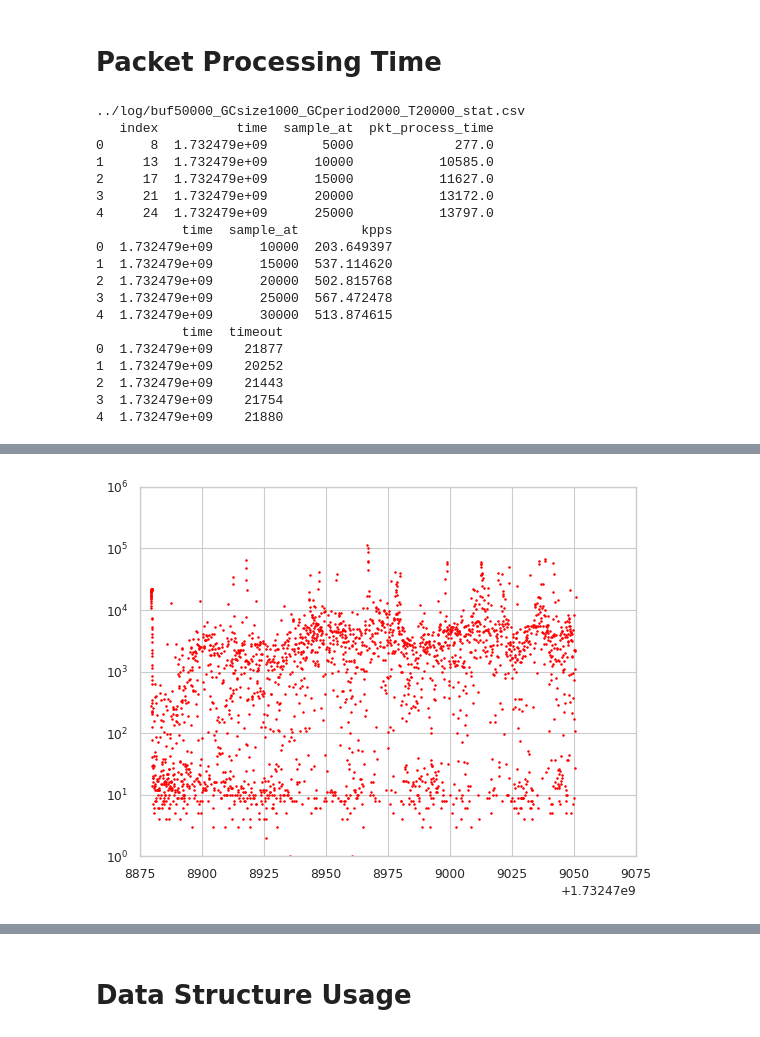
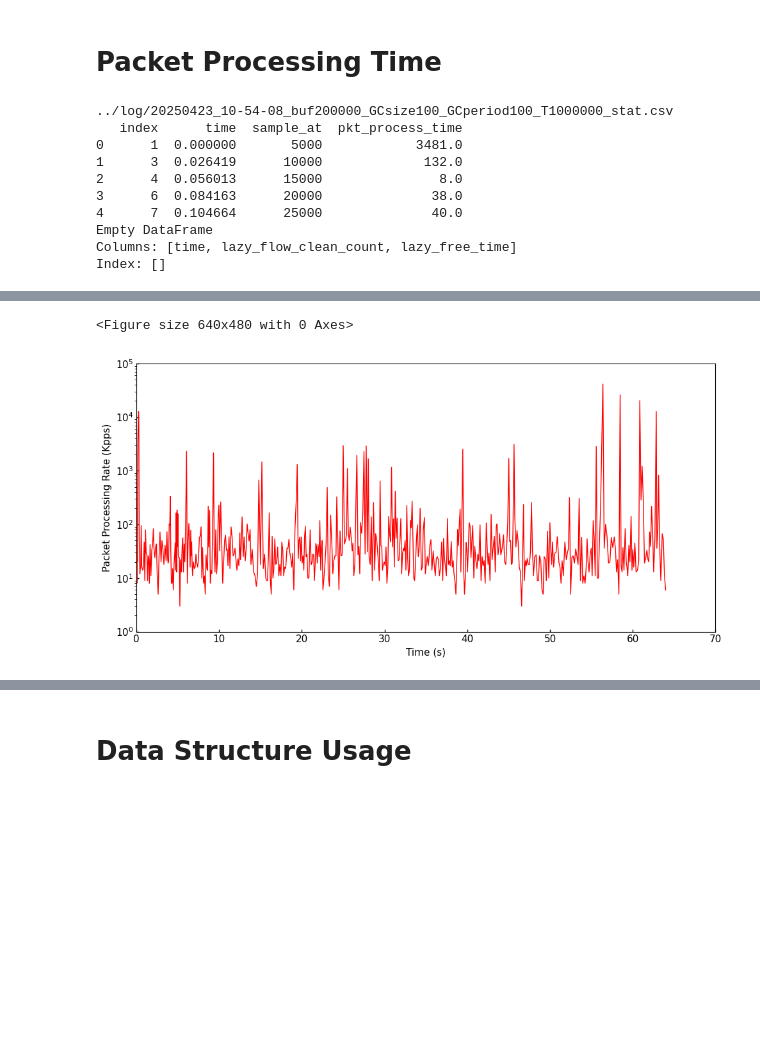
Before and after one commit to zhihao1998/ChamaleoNet, a Jupyter notebook: analysis/pkt_process_time.ipynb, the cells around one changed output, grey strips where cells are left out. Cells and saved outputs as stored; diff of their text form; code cells hidden in the pictures; blank space fills up the shorter version.

```diff
--- a/analysis/pkt_process_time.ipynb
+++ b/analysis/pkt_process_time.ipynb
@@ -84,39 +80,32 @@ stats_df.reset_index(inplace=True, drop=True)
 
 pkt_process_time_df = raw_df[raw_df['msg'] == 'pkt_processing_time'][['time', 'pkt_count', 'tcp_pkt_count_tot']]
 pkt_process_time_df.columns = ['time', 'sample_at', 'pkt_process_time']
+pkt_process_time_df['time'] = pkt_process_time_df['time'] - pkt_process_time_df['time'].min()
 pkt_process_time_df.reset_index(inplace=True)
 print(pkt_process_time_df.head())
-
-pkt_pps_df = raw_df[raw_df['msg'] == 'batch_processing_time'][['time', 'pkt_count', 'tcp_pkt_count_tot']]
-pkt_pps_df.columns = ['time', 'sample_at', 'kpps']
-pkt_pps_df.reset_index(inplace=True, drop=True)
-pkt_pps_df = pkt_pps_df[1:]
-pkt_pps_df.reset_index(inplace=True, drop=True)
-batch_size = pkt_pps_df['sample_at'][1] - pkt_pps_df['sample_at'][0]
-pkt_pps_df['kpps'] = (batch_size / pkt_pps_df['kpps']) * 1000000 / 1000
-print(pkt_pps_df.head())
 
 timeout_df = raw_df[raw_df['msg'] == 'timeout'][['time', 'pkt_count']]
 timeout_df.columns = ['time', 'timeout']
 timeout_df.reset_index(inplace=True, drop=True)
-print(timeout_df.head())
+
+lazy_free_time_df = raw_df[raw_df['msg'] == 'lazy_flow_clean_count'][['time', 'pkt_count', 'tcp_pkt_count_tot']]
+lazy_free_time_df.columns = ['time', 'lazy_flow_clean_count', 'lazy_free_time']
+lazy_free_time_df['time'] = lazy_free_time_df['time'] - lazy_free_time_df['time'].min()
+lazy_free_time_df.reset_index(inplace=True, drop=True)
+print(lazy_free_time_df.head())
+
+fastplot.plot((pkt_process_time_df['time'], pkt_process_time_df['pkt_process_time']), None, mode='line',
+              figsize=(10, 5), xlabel='Time (s)',
+              yscale='log',
+              ylabel='Packet Processing Rate (Kpps)')
 # %% [output]
-../log/buf50000_GCsize1000_GCperiod2000_T20000_stat.csv
-   index          time  sample_at  pkt_process_time
-0      8  1.732479e+09       5000             277.0
-1     13  1.732479e+09      10000           10585.0
-2     17  1.732479e+09      15000           11627.0
-3     21  1.732479e+09      20000           13172.0
-4     24  1.732479e+09      25000           13797.0
-           time  sample_at        kpps
-0  1.732479e+09      10000  203.649397
-1  1.732479e+09      15000  537.114620
-2  1.732479e+09      20000  502.815768
-3  1.732479e+09      25000  567.472478
-4  1.732479e+09      30000  513.874615
-           time  timeout
-0  1.732479e+09    21877
-1  1.732479e+09    20252
-2  1.732479e+09    21443
-3  1.732479e+09    21754
-4  1.732479e+09    21880
+../log/20250423_10-54-08_buf200000_GCsize100_GCperiod100_T1000000_stat.csv
+   index      time  sample_at  pkt_process_time
+0      1  0.000000       5000            3481.0
+1      3  0.026419      10000             132.0
+2      4  0.056013      15000               8.0
+3      6  0.084163      20000              38.0
+4      7  0.104664      25000              40.0
+Empty DataFrame
+Columns: [time, lazy_flow_clean_count, lazy_free_time]
+Index: []
@@ -123,8 +113,2 @@ print(timeout_df.head())
+<Figure size 640x480 with 0 Axes>
+[figure, added]
-# %%
-plt.scatter(pkt_process_time_df['time'], pkt_process_time_df['pkt_process_time'], s=1)
-# plt.xlim(3.3e7, 3.5e7)
-# plt.ylim(0, 2e6)
-plt.yscale('log')
-plt.show()
-# %% [output]
-[figure, removed]
```
Also changed, not shown: parts of 10 cells of this notebook, 9 other files.
